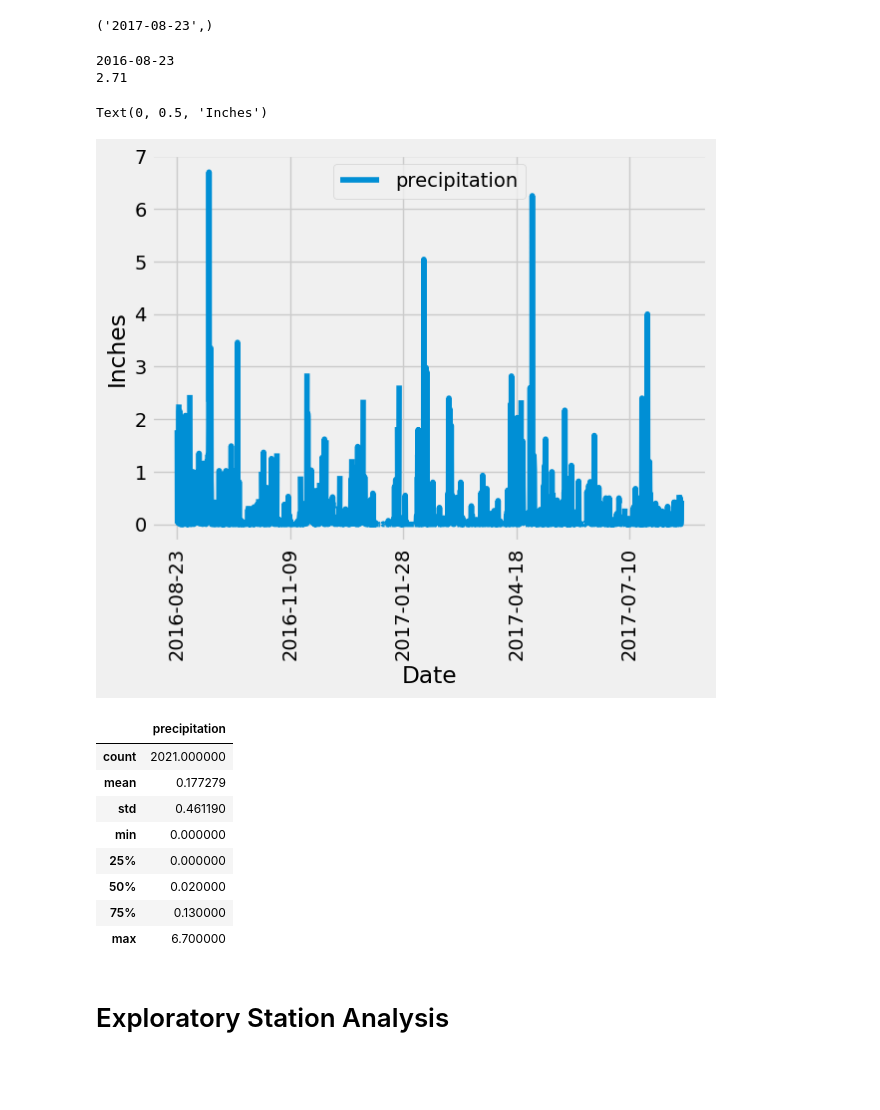
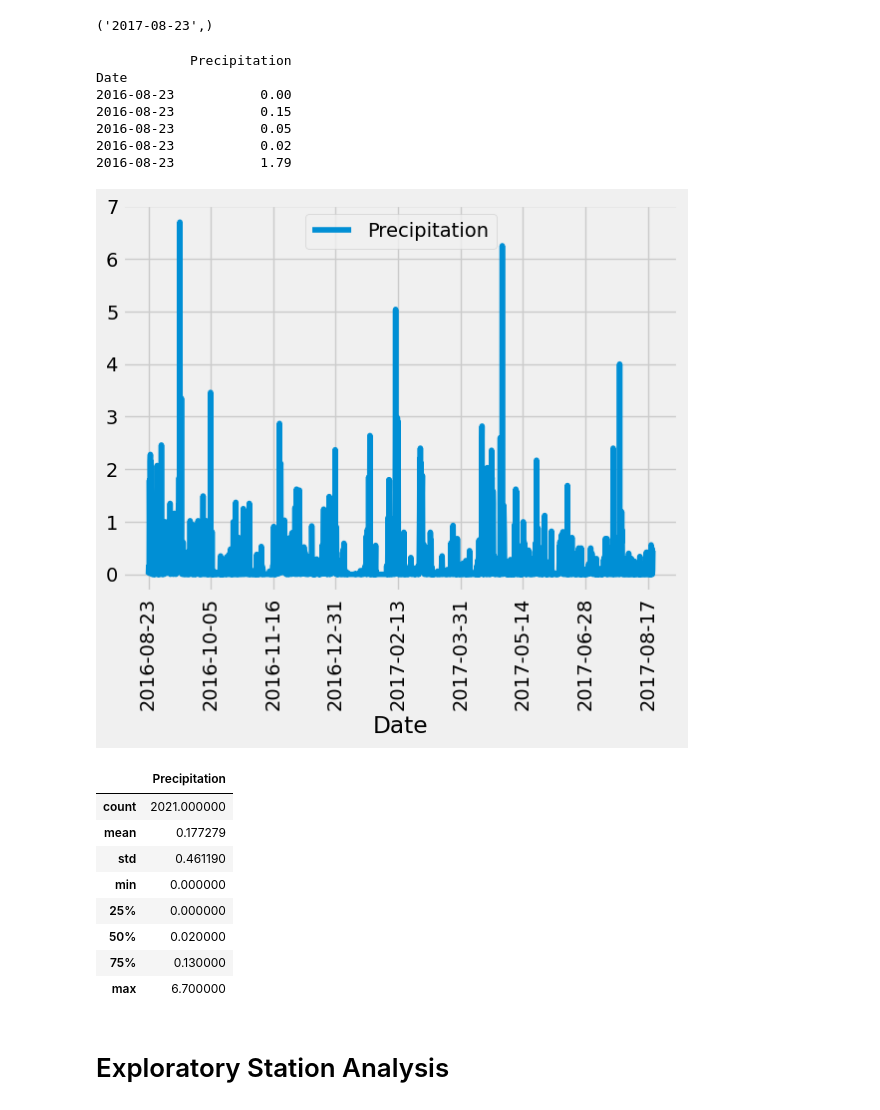
Before and after one commit to raniljoshua/Module-10-Challenge_sqlalchemy-challenge, a Jupyter notebook: SurfsUp/climate_starter.ipynb, the cells around one changed output. Saved outputs shown, nothing was run; the diff lists cells and outputs as text; code cells hidden in the pictures; blank space fills up the shorter version.

Commit message:
Completed Exploratory Precipitation Analysis

```diff
--- a/SurfsUp/climate_starter.ipynb
+++ b/SurfsUp/climate_starter.ipynb
@@ -45,54 +43,43 @@ recent_date = session.query(measurement.date).order_by(measurement.id.desc()).fi
 recent_date
 # %% [output]
 ('2017-08-23',)
-# %%
-date = recent_date[0]
-year = int(date[:4])
-year_back = year - 1
-date_back = str(year_back) + date[4:]
-print(date_back)
-
-date_back_id = session.query(measurement.id).where(measurement.date == date_back)
-date_back_id.all()
-total_precip = 0
-for id in date_back_id:
-    # print(id[0])
-    precip = session.query(measurement.prcp).where(measurement.id == id[0])
-    precip_value = precip.all()[0][0]
-    # print(precip_value)
-    if precip_value != None:
-        # print(precip_value)
-        total_precip += float(precip_value)
-        # print(total_precip)
-
-print(total_precip)
-# %% [output]
-2016-08-23
-2.71
 # %%
 # Design a query to retrieve the last 12 months of precipitation data and plot the results.
 # Starting from the most recent data point in the database.
-
 # Calculate the date one year from the last date in data set.
-
+# recent_date[0]
+year_ago = str(dt.date(2017,8,23) - dt.timedelta(days = 365))
+# year_ago
 
 # Perform a query to retrieve the data and precipitation scores
-
+year_prcp_query = session.query(measurement.date,measurement.prcp).\
+    filter(measurement.date >= year_ago).\
+    order_by(measurement.date)
 
 # Save the query results as a Pandas DataFrame. Explicitly set the column names
-
-
 # Sort the dataframe by date
-
+year_prcp_df = pd.DataFrame(year_prcp_query,columns=["Date","Precipitation"])
+year_prcp_df = year_prcp_df.dropna()
+year_prcp_df=year_prcp_df.set_index("Date")
+print(year_prcp_df.head())
 
 # Use Pandas Plotting with Matplotlib to plot the data
+year_prcp_df.plot(rot=90)
+plt.show()
 # %% [output]
-Text(0, 0.5, 'Inches')
+            Precipitation
+Date
+2016-08-23           0.00
+2016-08-23           0.15
+2016-08-23           0.05
+2016-08-23           0.02
+2016-08-23           1.79
-[figure, old version]
+[figure, new version]
 # %%
 # Use Pandas to calculate the summary statistics for the precipitation data
+year_prcp_df.describe()
 # %% [output]
-|  | precipitation |
+|  | Precipitation |
 | count | 2021.000000 |
 | mean | 0.177279 |
 | std | 0.461190 |
```
Also changed, not shown: parts of 1 cell of this notebook.
